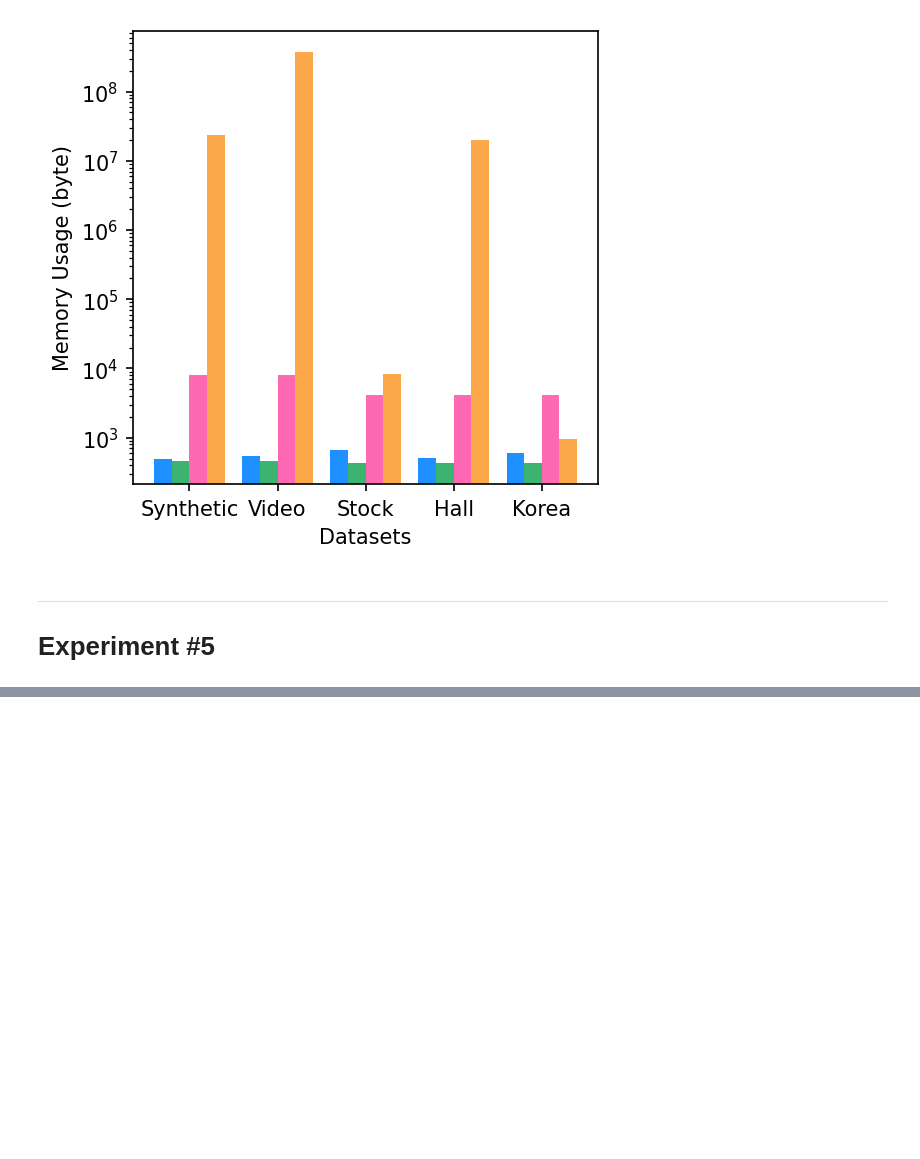
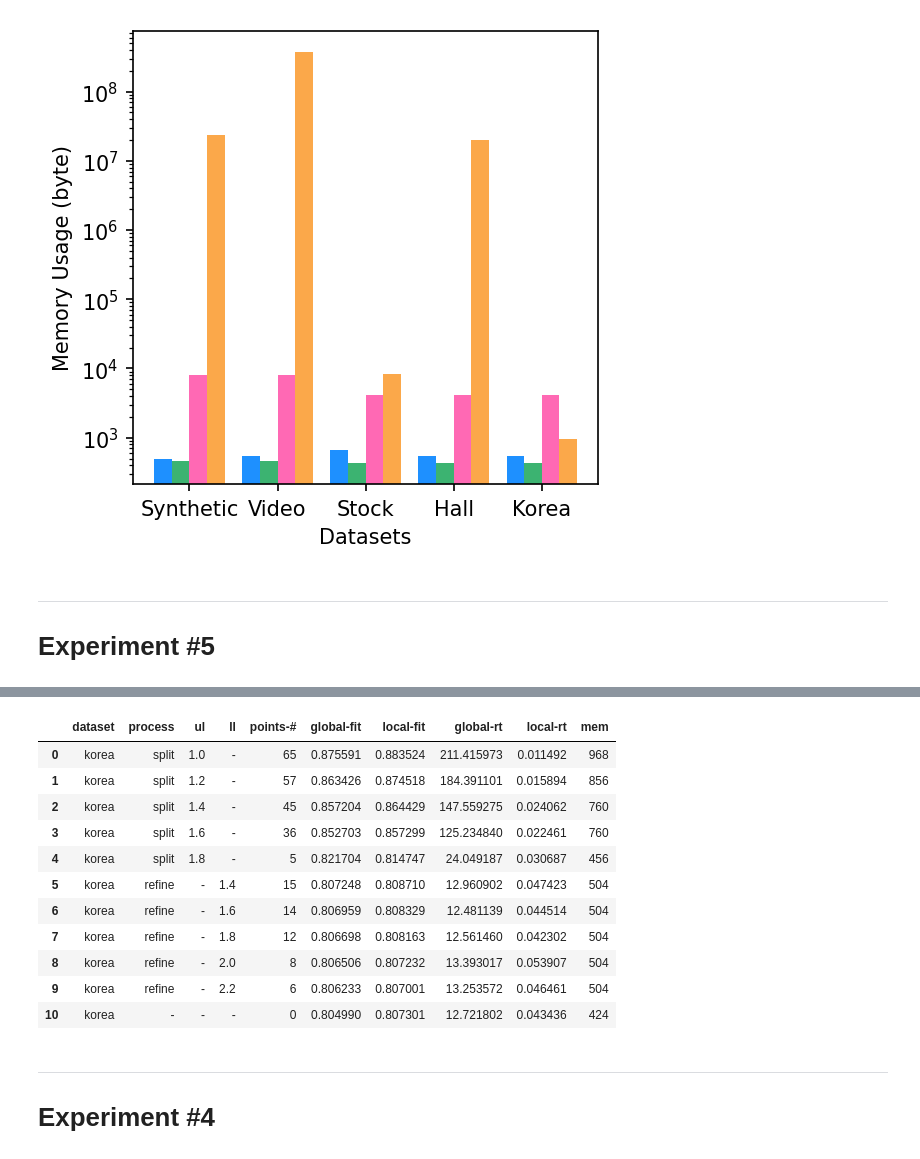
Before and after one commit to lucetre-snu/dao-cp, a Jupyter notebook: Proposed Method/6_exp_w_mem_usage.ipynb, the cells around one changed output, grey strips where cells are left out. Drawn from its saved outputs; the diff is of its cells as text; code cells hidden in the pictures; blank space fills up the shorter version.

```diff
--- a/Proposed Method/6_exp_w_mem_usage.ipynb
+++ b/Proposed Method/6_exp_w_mem_usage.ipynb
@@ -512,0 +572,2 @@ memory usage 536
+# %%
+results['korea--'] = online_tensor_decomposition('korea', korea_tensor, tensor_stream, rank=20, methods=['dao'], n_iter=n_iter, ul=-1, ll=-1, verbose=False)
@@ -512,0 +612,8 @@ memory usage 536
+# %%
+# korea air-quality
+tensor_stream = create_tensor_stream(korea_tensor, start_to_stream=79, batch_sizes=np.full((94), 100, dtype=int))
+results['korea-refine-1.4'] = online_tensor_decomposition('korea', korea_tensor, tensor_stream, rank=20, methods=['dao'], n_iter=n_iter, ul=-1, ll=1.4, verbose=False) # 15
+results['korea-refine-1.6'] = online_tensor_decomposition('korea', korea_tensor, tensor_stream, rank=20, methods=['dao'], n_iter=n_iter, ul=-1, ll=1.6, verbose=False) # 14
+results['korea-refine-1.8'] = online_tensor_decomposition('korea', korea_tensor, tensor_stream, rank=20, methods=['dao'], n_iter=n_iter, ul=-1, ll=1.8, verbose=False) # 12
+results['korea-refine-2.0'] = online_tensor_decomposition('korea', korea_tensor, tensor_stream, rank=20, methods=['dao'], n_iter=n_iter, ul=-1, ll=2.0, verbose=False) # 8
+results['korea-refine-2.2'] = online_tensor_decomposition('korea', korea_tensor, tensor_stream, rank=20, methods=['dao'], n_iter=n_iter, ul=-1, ll=2.2, verbose=False) # 6
@@ -512,0 +648,48 @@ memory usage 536
+# %%
+rows = []
+for dataset in ('korea-split-1.0', 'korea-split-1.2', 'korea-split-1.4', 'korea-split-1.6', 'korea-split-1.8'):
+    row = dataset.split('-')
+    row.append('-')
+    verbose_list = results[dataset]['dao'][5]
+    split_points, refine_points = results[dataset]['dao'][6]
+    row.append(len(split_points))
+    row += results[dataset]['dao'][:5]
+    rows.append(row)
+
+for dataset in ('korea-refine-1.4', 'korea-refine-1.6', 'korea-refine-1.8', 'korea-refine-2.0', 'korea-refine-2.2'):
+    row = dataset.split('-')[:-1]
+    row.append('-')
+    row.append(dataset.split('-')[-1])
+    verbose_list = results[dataset]['dao'][5]
+    split_points, refine_points = results[dataset]['dao'][6]
+    row.append(len(refine_points))
+    row += results[dataset]['dao'][:5]
+    rows.append(row)
+
+dataset = 'korea--'
+row = dataset.split('-')[:1]
+row += ['-'] * 3
+verbose_list = results[dataset]['dao'][5]
+split_points, refine_points = results[dataset]['dao'][6]
+row.append(len(refine_points))
+row += results[dataset]['dao'][:5]
+rows.append(row)
+
+df = pd.DataFrame(rows, columns=['dataset', 'process', 'ul', 'll', 'points-#', 'global-fit', 'local-fit', 'global-rt', 'local-rt', 'mem'])
+df
+# %% [output]
+|  | dataset | process | ul | ll | points-# | global-fit | local-fit | global-rt | local-rt | mem |
+| 0 | korea | split | 1.0 | - | 65 | 0.875591 | 0.883524 | 211.415973 | 0.011492 | 968 |
+| 1 | korea | split | 1.2 | - | 57 | 0.863426 | 0.874518 | 184.391101 | 0.015894 | 856 |
+| 2 | korea | split | 1.4 | - | 45 | 0.857204 | 0.864429 | 147.559275 | 0.024062 | 760 |
+| 3 | korea | split | 1.6 | - | 36 | 0.852703 | 0.857299 | 125.234840 | 0.022461 | 760 |
+| 4 | korea | split | 1.8 | - | 5 | 0.821704 | 0.814747 | 24.049187 | 0.030687 | 456 |
+| 5 | korea | refine | - | 1.4 | 15 | 0.807248 | 0.808710 | 12.960902 | 0.047423 | 504 |
+| 6 | korea | refine | - | 1.6 | 14 | 0.806959 | 0.808329 | 12.481139 | 0.044514 | 504 |
+| 7 | korea | refine | - | 1.8 | 12 | 0.806698 | 0.808163 | 12.561460 | 0.042302 | 504 |
+| 8 | korea | refine | - | 2.0 | 8 | 0.806506 | 0.807232 | 13.393017 | 0.053907 | 504 |
+| 9 | korea | refine | - | 2.2 | 6 | 0.806233 | 0.807001 | 13.253572 | 0.046461 | 504 |
+| 10 | korea | - | - | - | 0 | 0.804990 | 0.807301 | 12.721802 | 0.043436 | 424 |
+# %% [markdown]
+---
+# Experiment #4
```
Also changed, not shown: parts of 30 cells of this notebook, 40 other files.
